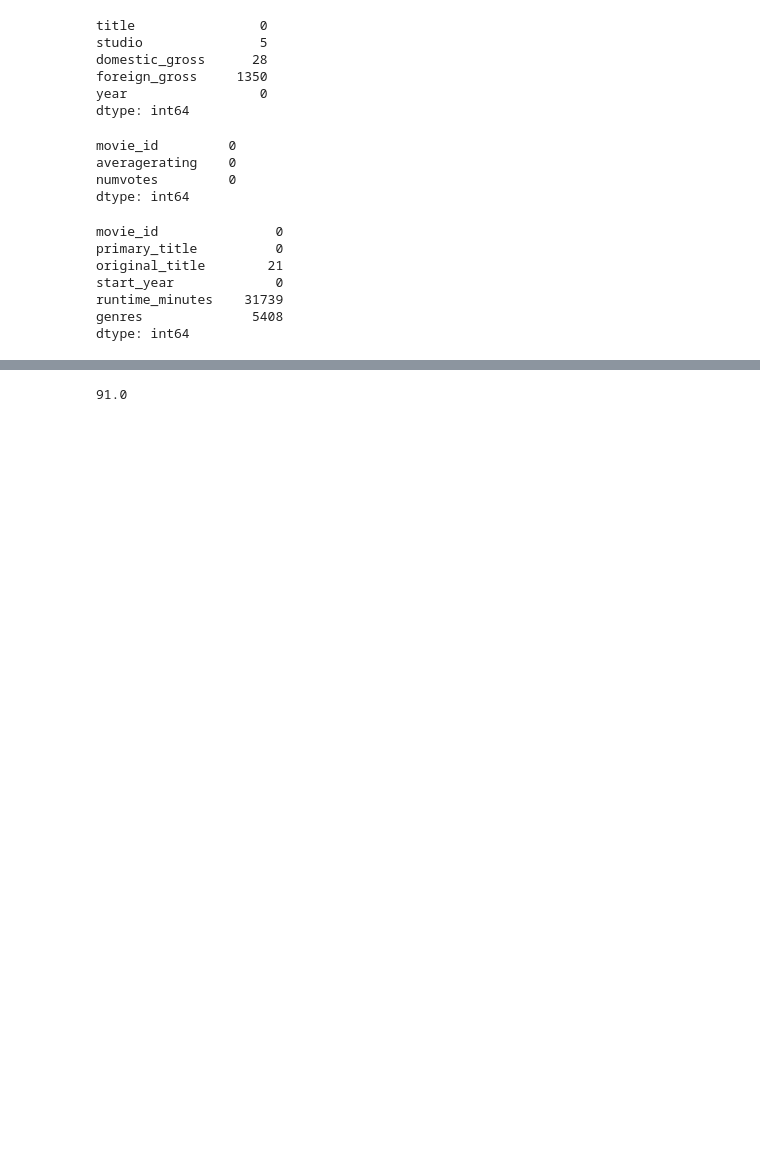
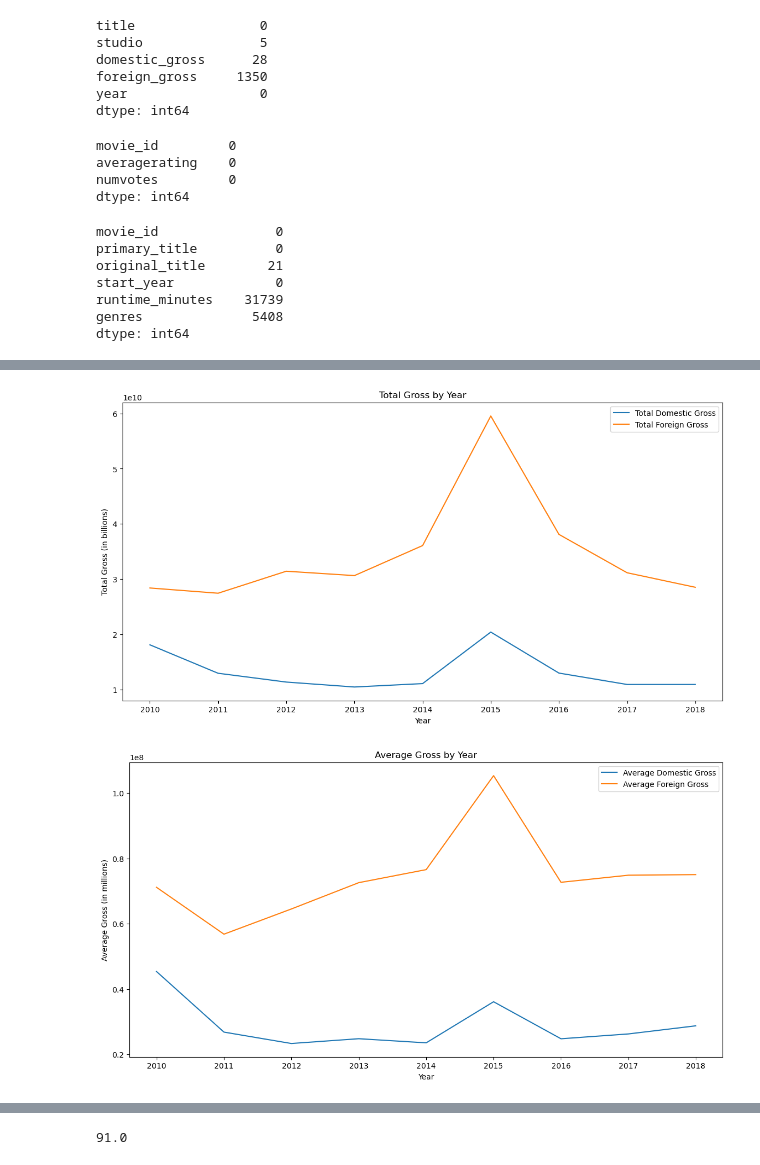
Before and after one commit to omendez930/dsc-project2-movie-studio, a Jupyter notebook: index.ipynb, the cells around one changed output, grey strips where cells are left out. Saved outputs shown, nothing was run; the diff lists cells and outputs as text; code cells hidden in the pictures; blank space fills up the shorter version.

```diff
--- a/index.ipynb
+++ b/index.ipynb
@@ -206,0 +255,11 @@ See the caveats in the documentation: https://pandas.pydata.org/pandas-docs/stab
+# %%
+# Convert gross columns to numeric, coercing errors to NaN
+df_merged['domestic_gross'] = pd.to_numeric(bom_gross_data['domestic_gross'], errors='coerce')
+df_merged['foreign_gross'] = pd.to_numeric(bom_gross_data['foreign_gross'], errors='coerce')
+
+
+# Fill missing values with the mean
+df_merged['domestic_gross'].fillna(df_merged['domestic_gross'].mean(), inplace=True)
+df_merged['foreign_gross'].fillna(df_merged['foreign_gross'].mean(), inplace=True)
+
+df_merged
@@ -210,0 +322,14 @@ bom_gross_data = bom_gross_data.dropna()
+# %%
+# Split the genres column
+df_merged.loc[df_merged.index, 'genres'] = df_merged['genres'].str.split(',')
+
+# Explode the genres column
+df_exploded = df_merged.explode('genres')
+
+# Calculate total and average gross by year
+gross_by_year = df_merged.groupby('year').agg(
+    total_domestic_gross=pd.NamedAgg(column='domestic_gross', aggfunc='sum'),
+    average_domestic_gross=pd.NamedAgg(column='domestic_gross', aggfunc='mean'),
+    total_foreign_gross=pd.NamedAgg(column='foreign_gross', aggfunc='sum'),
+    average_foreign_gross=pd.NamedAgg(column='foreign_gross', aggfunc='mean')
+).reset_index()
@@ -210,0 +377,22 @@ bom_gross_data = bom_gross_data.dropna()
+# %%
+# Plot total and average gross by year
+plt.figure(figsize=(14, 7))
+sns.lineplot(data=gross_by_year, x='year', y='total_domestic_gross', label='Total Domestic Gross')
+sns.lineplot(data=gross_by_year, x='year', y='total_foreign_gross', label='Total Foreign Gross')
+plt.title('Total Gross by Year')
+plt.xlabel('Year')
+plt.ylabel('Total Gross (in billions)')
+plt.legend()
+plt.show()
+
+plt.figure(figsize=(14, 7))
+sns.lineplot(data=gross_by_year, x='year', y='average_domestic_gross', label='Average Domestic Gross')
+sns.lineplot(data=gross_by_year, x='year', y='average_foreign_gross', label='Average Foreign Gross')
+plt.title('Average Gross by Year')
+plt.xlabel('Year')
+plt.ylabel('Average Gross (in millions)')
+plt.legend()
+plt.show()
+# %% [output]
+[figure, added]
+[figure, added]
```
Also changed, not shown: parts of 53 cells of this notebook.
